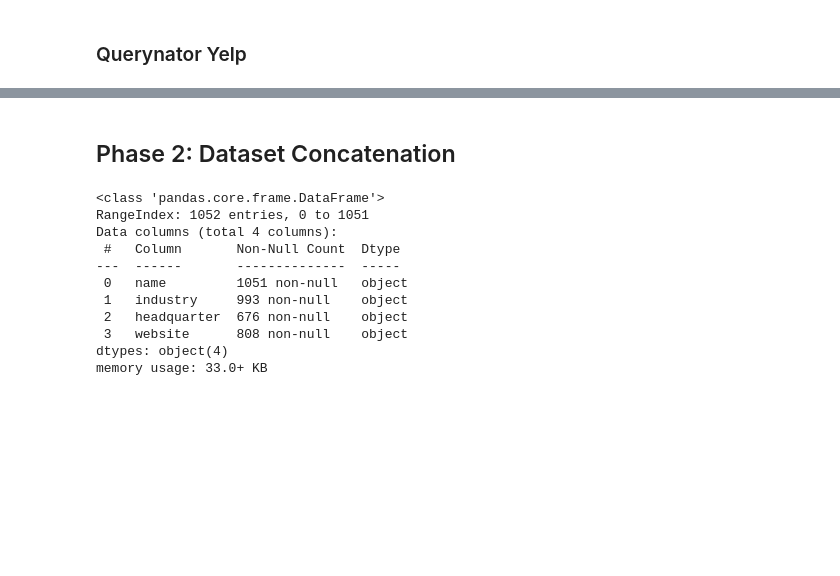
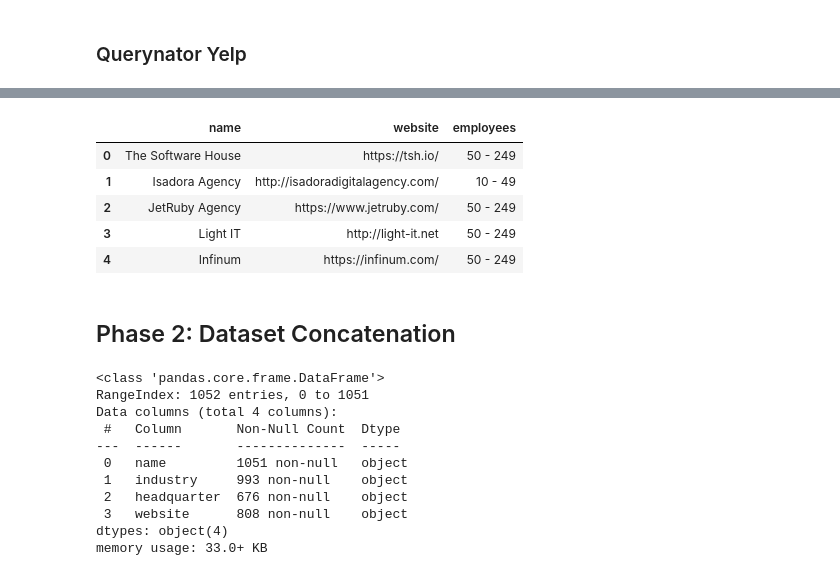
Before and after one commit to samuel-esp/IngDati-Progetto, a Jupyter notebook: SchemaAlignmentCompanies.ipynb, the cells around one changed output, grey strips where cells are left out. Saved outputs shown, nothing was run; the diff lists cells and outputs as text; code cells hidden in the pictures; blank space fills up the shorter version.

```diff
--- a/SchemaAlignmentCompanies.ipynb
+++ b/SchemaAlignmentCompanies.ipynb
@@ -1167,3 +1005,14 @@ companies.head()
+# %%
+toDrop = ["id", "headquarter", "business_entity", "payment_legal_filings", "client_reviews", "description", "rating", "min_project_size", "avg_hourly_rate", "founded" ]
+nasticompanies = nasticompanies.drop(toDrop, axis=1)
+nasticompanies.head()
+# %% [output]
+|  | name | website | employees |
+| 0 | The Software House | https://tsh.io/ | 50 - 249 |
+| 1 | Isadora Agency | http://isadoradigitalagency.com/ | 10 - 49 |
+| 2 | JetRuby Agency | https://www.jetruby.com/ | 50 - 249 |
+| 3 | Light IT | http://light-it.net | 50 - 249 |
+| 4 | Infinum | https://infinum.com/ | 50 - 249 |
 # %% [markdown]
 ## Phase 2: Dataset Concatenation
 # %%
```
Also changed, not shown: parts of 19 cells of this notebook, 1 other file.
